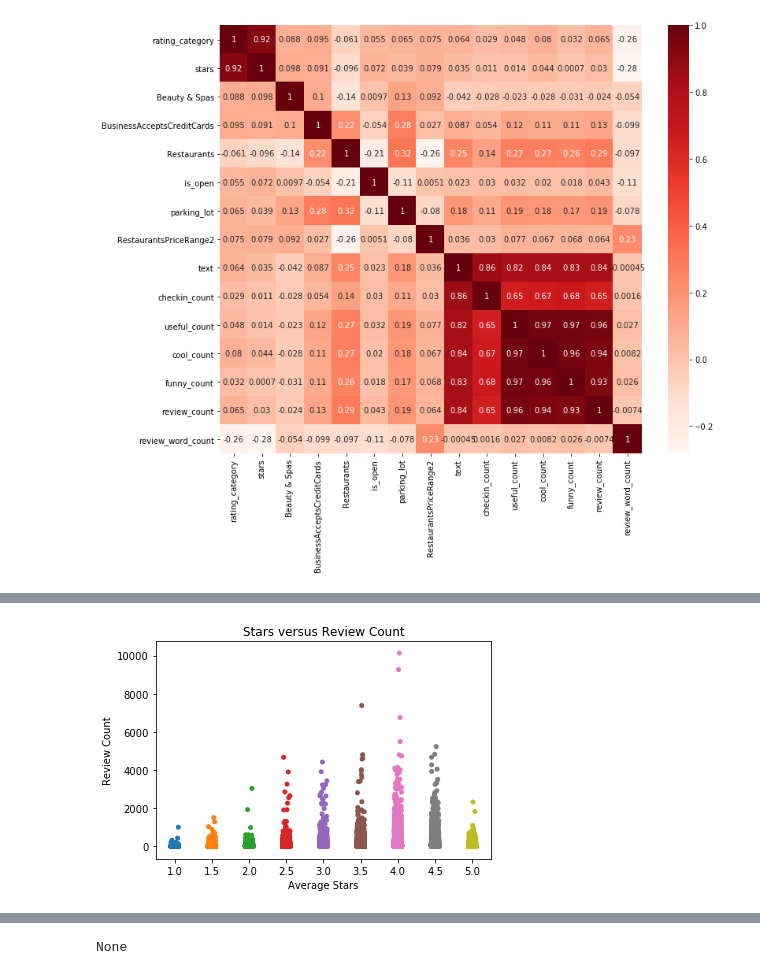
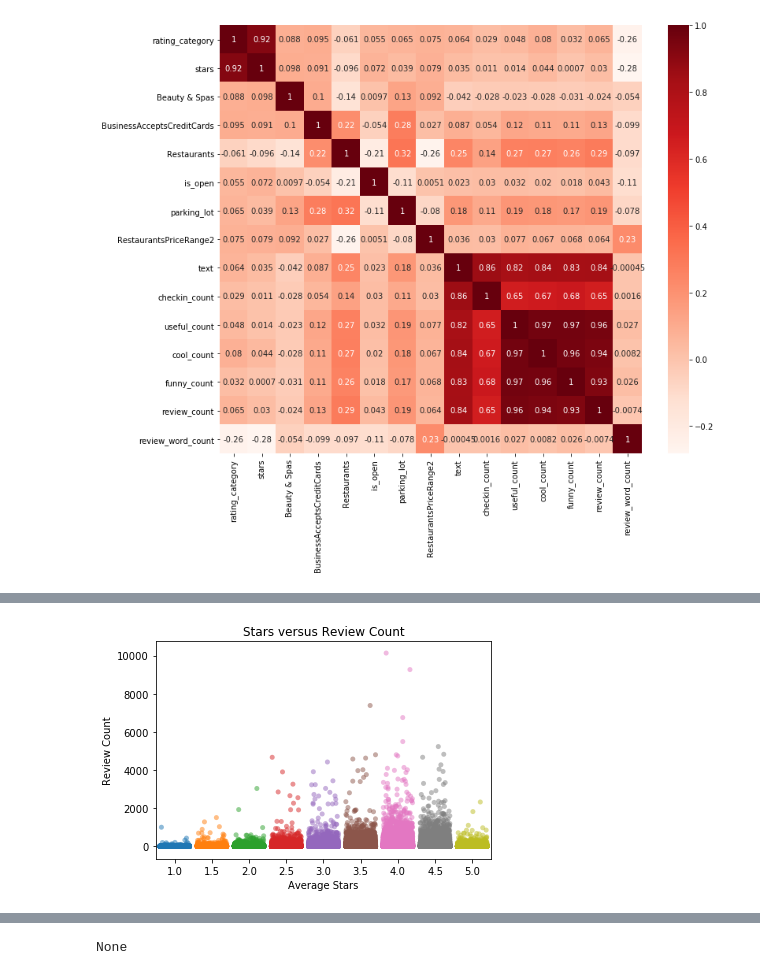
Before and after one commit to rchannewiser/MSDS-machine-learning1-team5, a Jupyter notebook: yelp_test.ipynb, the cells around one changed output, grey strips where cells are left out. Drawn from its saved outputs; the diff is of its cells as text; code cells hidden in the pictures.

Commit message:
refine jitter plot

```diff
--- a/yelp_test.ipynb
+++ b/yelp_test.ipynb
@@ -947,17 +942,17 @@ crosstab_heatmap(df_business_eda, "rating_category","RestaurantsPriceRange2",nor
 # %%
 # cool_count                      int64
 # funny_count                     int64
 # useful_count                    int64
 # review_count                    int64
 # checkin_count                 float64
 # review_word_count             float64
 # text                          float64
 
-fig=sb.stripplot(data=df_business_eda, x="stars", y="review_count")
+fig=sb.stripplot(data=df_business_eda, x="stars", y="review_count", jitter=.4, alpha=.5)
 
 plt.xlabel("Average Stars")
 plt.ylabel("Review Count")
 plt.title("Stars versus Review Count") # You can comment this line out if you don't need title
 plt.show(fig)
 # %% [output]
-[figure, old version]
+[figure, new version]
```
Also changed, not shown: parts of 4 cells of this notebook.
